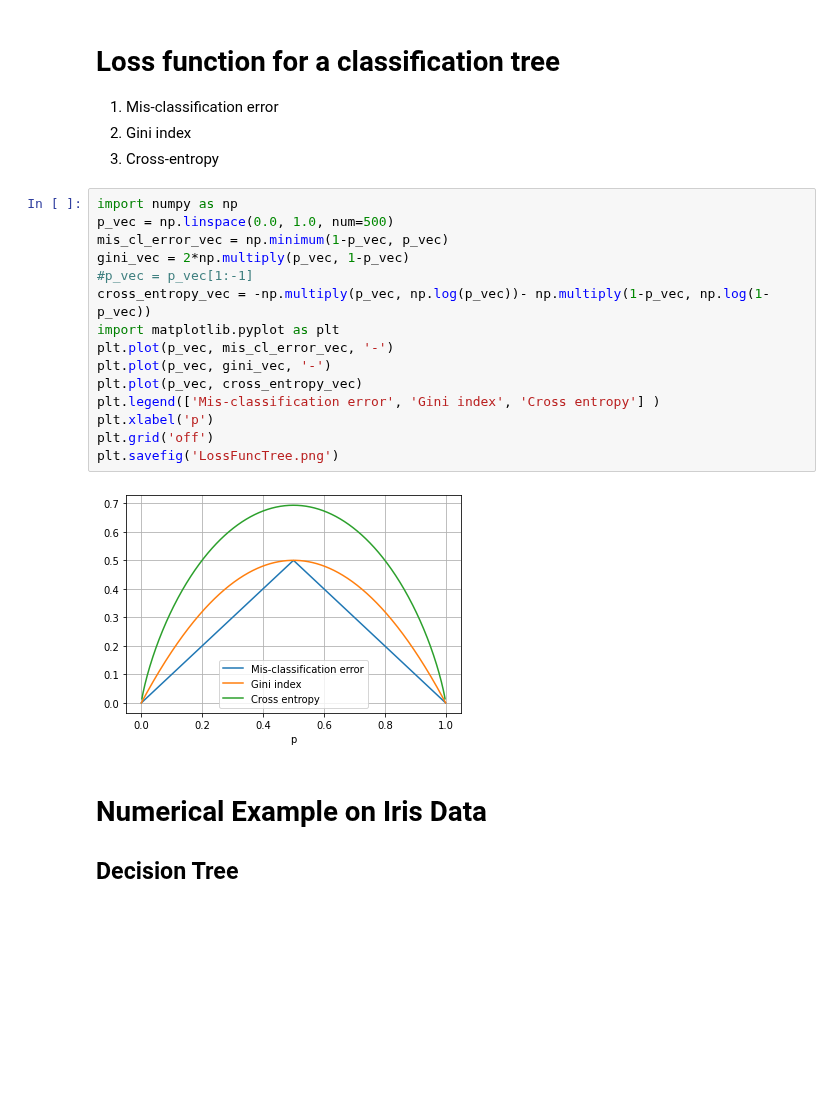
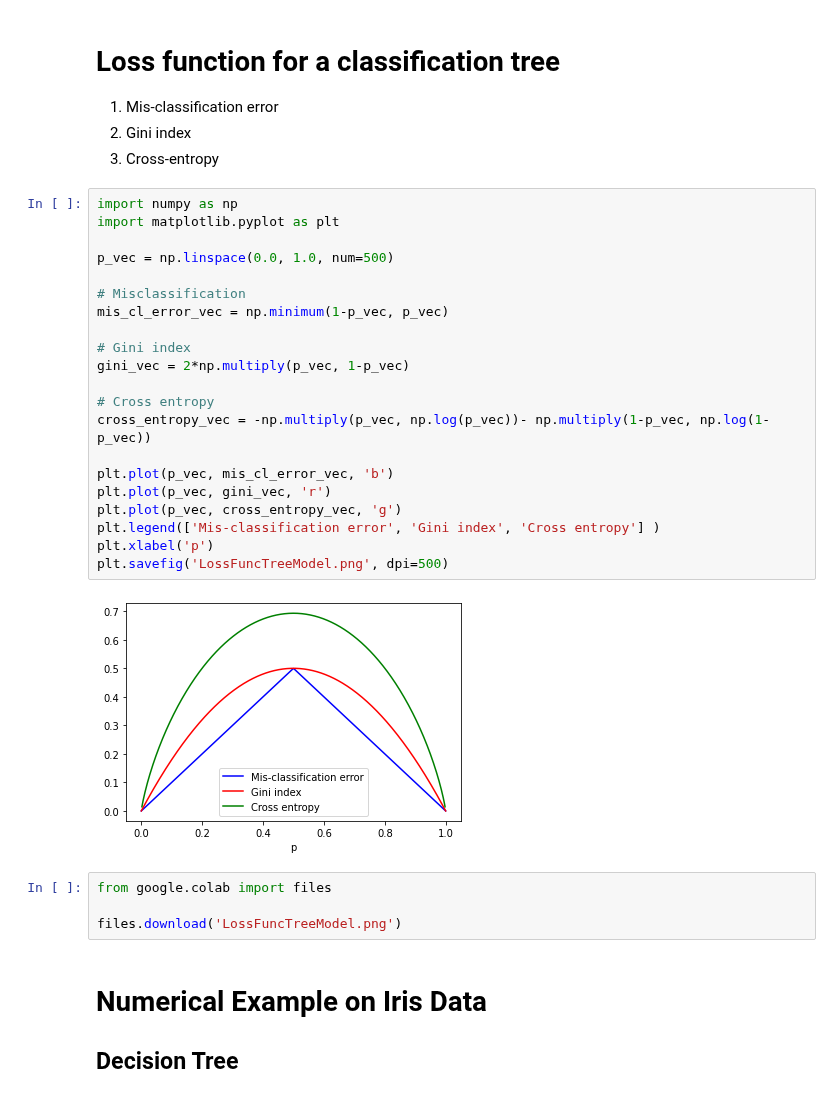
Before and after one commit to deepintomlf/mlfbook, a Jupyter notebook: Chapter4_TreeModels/DecisionTreeExample.ipynb, the cells around one changed output. Drawn from its saved outputs; the diff is of its cells as text; blank space fills up the shorter version.

```diff
--- a/Chapter4_TreeModels/DecisionTreeExample.ipynb
+++ b/Chapter4_TreeModels/DecisionTreeExample.ipynb
@@ -8,21 +8,31 @@
 3.  Cross-entropy
 # %%
 import numpy as np
+import matplotlib.pyplot as plt
+
 p_vec = np.linspace(0.0, 1.0, num=500)
+
+# Misclassification
 mis_cl_error_vec = np.minimum(1-p_vec, p_vec)
+
+# Gini index
 gini_vec = 2*np.multiply(p_vec, 1-p_vec)
-#p_vec = p_vec[1:-1]
+
+# Cross entropy
 cross_entropy_vec = -np.multiply(p_vec, np.log(p_vec))- np.multiply(1-p_vec, np.log(1-p_vec))
-import matplotlib.pyplot as plt
-plt.plot(p_vec, mis_cl_error_vec, '-')
-plt.plot(p_vec, gini_vec, '-')
-plt.plot(p_vec, cross_entropy_vec)
+
+plt.plot(p_vec, mis_cl_error_vec, 'b')
+plt.plot(p_vec, gini_vec, 'r')
+plt.plot(p_vec, cross_entropy_vec, 'g')
 plt.legend(['Mis-classification error', 'Gini index', 'Cross entropy'] )
 plt.xlabel('p')
-plt.grid('off')
-plt.savefig('LossFuncTree.png')
+plt.savefig('LossFuncTreeModel.png', dpi=500)
 # %% [output]
-[figure, old version]
+[figure, new version]
+# %%
+from google.colab import files
+
+files.download('LossFuncTreeModel.png')
 # %% [markdown]
 # Numerical Example on Iris Data
 ## Decision Tree
```
Also changed, not shown: parts of 17 cells of this notebook.
